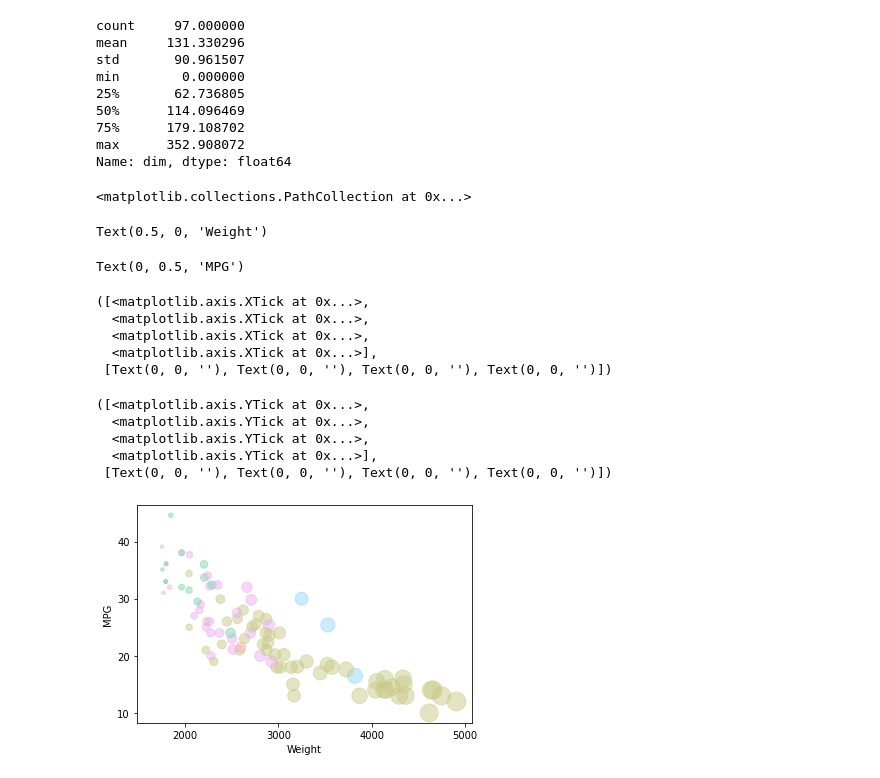
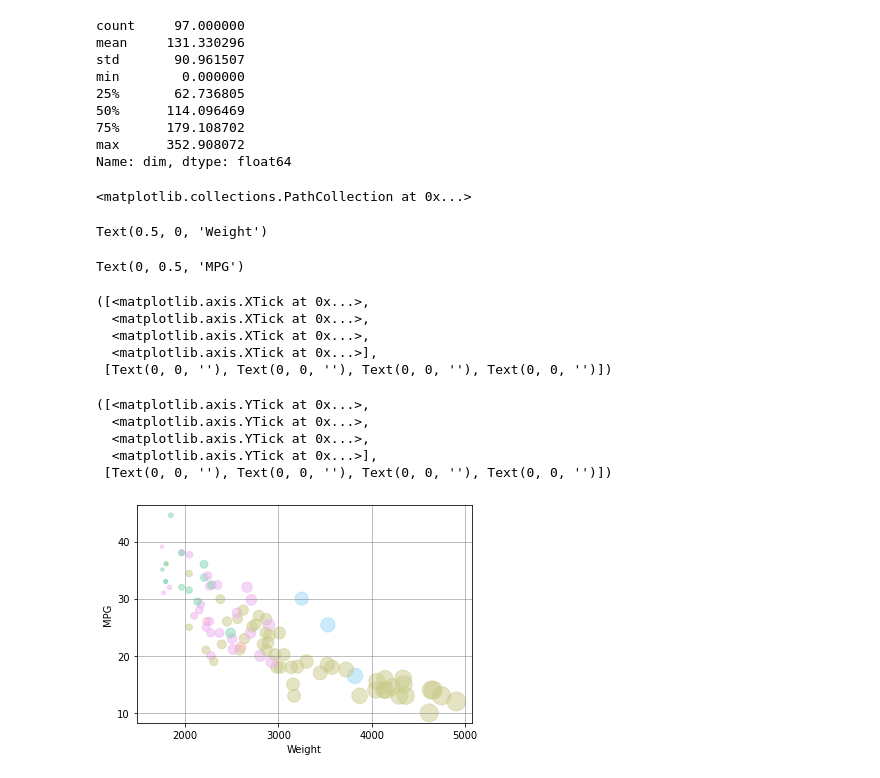
Before and after one commit to cs573-22s/a2-DataVis-5ways, a Jupyter notebook: Matplotlib/scatterplot.ipynb, the cells around one changed output. Saved outputs shown, nothing was run; the diff lists cells and outputs as text; code cells hidden in the pictures.

```diff
--- a/Matplotlib/scatterplot.ipynb
+++ b/Matplotlib/scatterplot.ipynb
@@ -74,26 +74,26 @@ Name: dim, dtype: float64
 # %%
 # Plot Graph
 fig, ax = plt.subplots()
 ax.scatter(cars["Weight"], cars["MPG"], c=cars["scatterColor"], alpha=0.5, s=cars["dim"])
 
 ax.set_xlabel('Weight')
 ax.set_ylabel('MPG')
 plt.xticks(np.arange(2000, 6000, 1000))
 plt.yticks(np.arange(10, 50, 10))
-
+plt.grid(color='grey', linestyle='-', linewidth=0.5)
 plt.show()
 # %% [output]
 <matplotlib.collections.PathCollection at 0x...>
 Text(0.5, 0, 'Weight')
 Text(0, 0.5, 'MPG')
 ([<matplotlib.axis.XTick at 0x...>,
   <matplotlib.axis.XTick at 0x...>,
   <matplotlib.axis.XTick at 0x...>,
   <matplotlib.axis.XTick at 0x...>],
  [Text(0, 0, ''), Text(0, 0, ''), Text(0, 0, ''), Text(0, 0, '')])
 ([<matplotlib.axis.YTick at 0x...>,
   <matplotlib.axis.YTick at 0x...>,
   <matplotlib.axis.YTick at 0x...>,
   <matplotlib.axis.YTick at 0x...>],
  [Text(0, 0, ''), Text(0, 0, ''), Text(0, 0, ''), Text(0, 0, '')])
-[figure, old version]
+[figure, new version]
```
Also changed, not shown: 11 other files.
